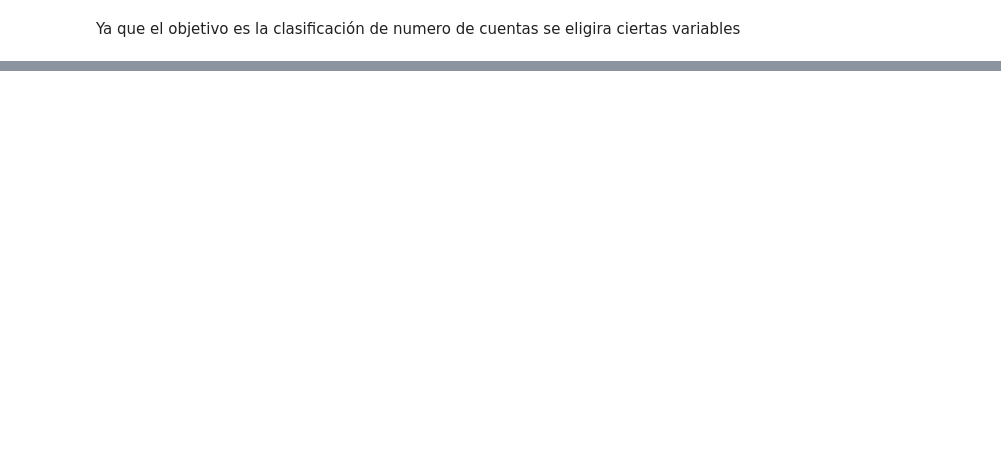
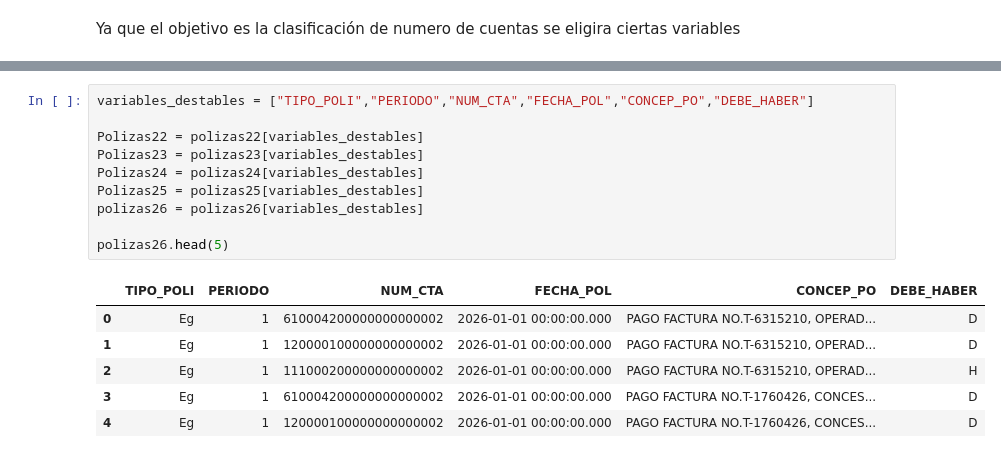
Before and after one commit to Vga18/diplomado, a Jupyter notebook: Proyecto_diplomado.ipynb, the cells around one changed output, grey strips where cells are left out. Cells and saved outputs as stored; diff of their text form; blank space fills up the shorter version.

```diff
--- a/Proyecto_diplomado.ipynb
+++ b/Proyecto_diplomado.ipynb
@@ -54,0 +67,17 @@ catalogo.sample(5)
+# %%
+variables_destables = ["TIPO_POLI","PERIODO","NUM_CTA","FECHA_POL","CONCEP_PO","DEBE_HABER"]
+
+Polizas22 = polizas22[variables_destables]
+Polizas23 = polizas23[variables_destables]
+Polizas24 = polizas24[variables_destables]
+Polizas25 = polizas25[variables_destables]
+polizas26 = polizas26[variables_destables]
+
+polizas26.head(5)
+# %% [output]
+|  | TIPO_POLI | PERIODO | NUM_CTA | FECHA_POL | CONCEP_PO | DEBE_HABER |
+| 0 | Eg | 1 | 610004200000000000002 | 2026-01-01 00:00:00.000 | PAGO FACTURA NO.T-6315210, OPERAD... | D |
+| 1 | Eg | 1 | 120000100000000000002 | 2026-01-01 00:00:00.000 | PAGO FACTURA NO.T-6315210, OPERAD... | D |
+| 2 | Eg | 1 | 111000200000000000002 | 2026-01-01 00:00:00.000 | PAGO FACTURA NO.T-6315210, OPERAD... | H |
+| 3 | Eg | 1 | 610004200000000000002 | 2026-01-01 00:00:00.000 | PAGO FACTURA NO.T-1760426, CONCES... | D |
+| 4 | Eg | 1 | 120000100000000000002 | 2026-01-01 00:00:00.000 | PAGO FACTURA NO.T-1760426, CONCES... | D |
```
Also changed, not shown: parts of 6 cells of this notebook.
